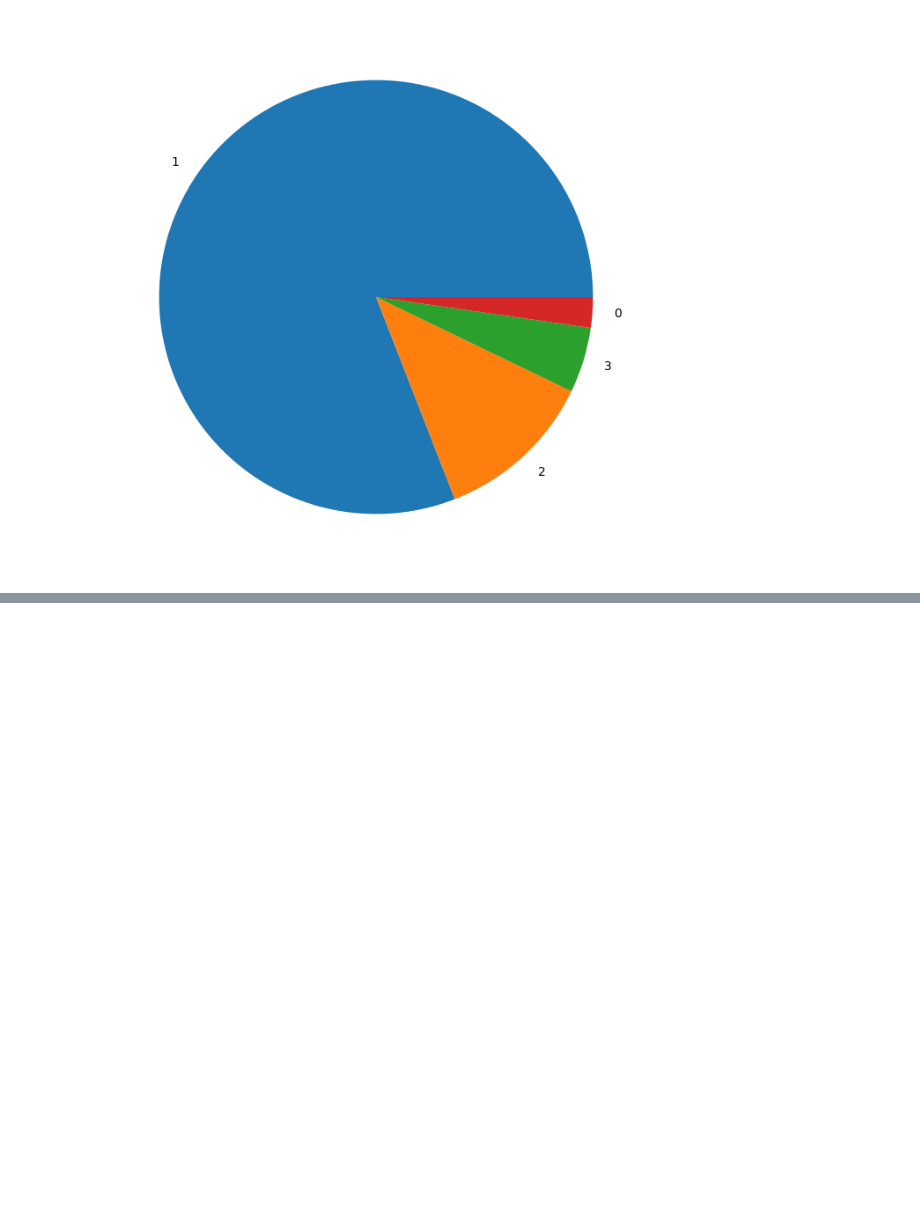
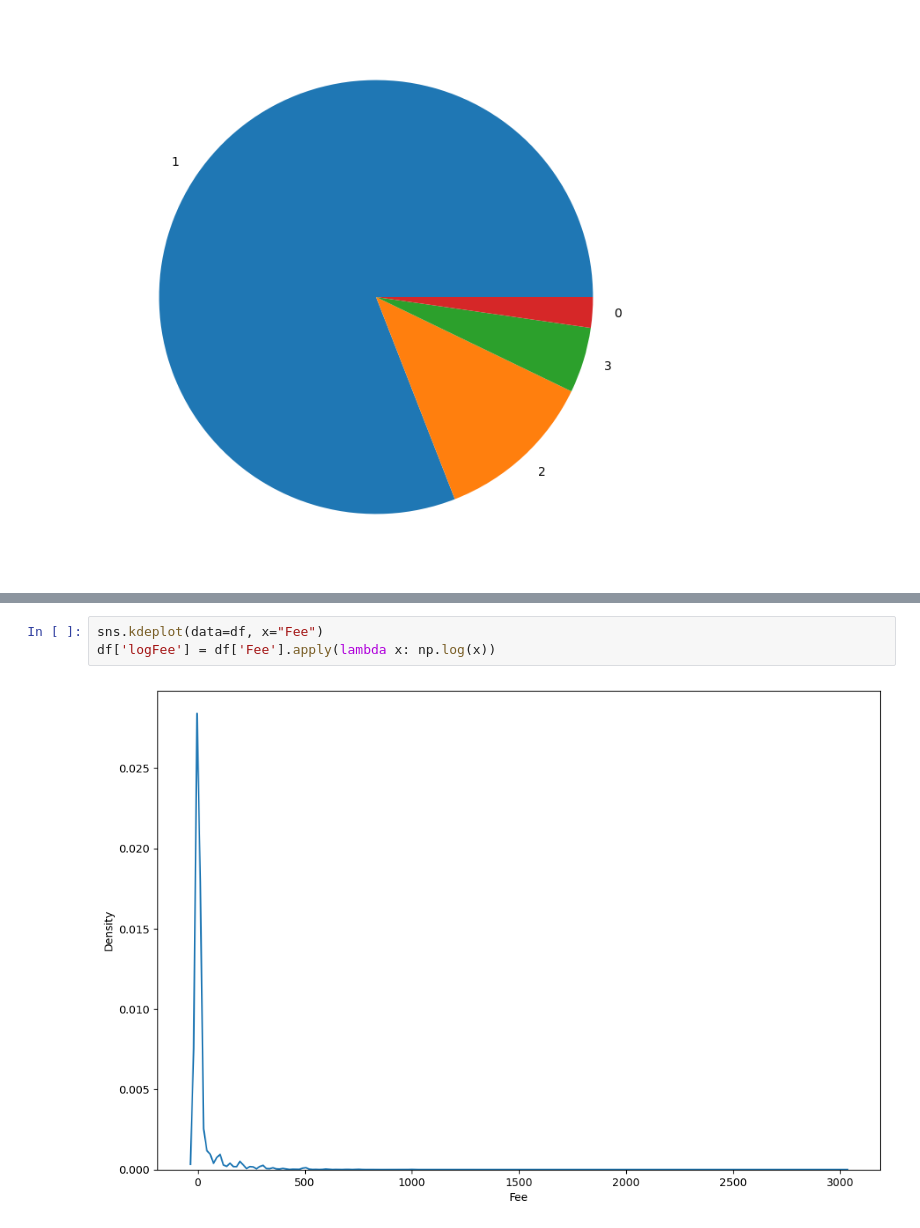
Before and after one commit to josekeh/UA_MDM_Labo2, a Jupyter notebook: trabajos/eda.ipynb, the cells around one changed output, grey strips where cells are left out. Drawn from its saved outputs; the diff is of its cells as text; blank space fills up the shorter version.

```diff
--- a/trabajos/eda.ipynb
+++ b/trabajos/eda.ipynb
@@ -1199,3 +1218,8 @@ plt.show()
 [figure]
 [figure]
 [figure]
+# %%
+sns.kdeplot(data=df, x="Fee")
+df['logFee'] = df['Fee'].apply(lambda x: np.log(x))
+# %% [output]
+[figure, added]
```
Also changed, not shown: parts of 55 cells of this notebook.
